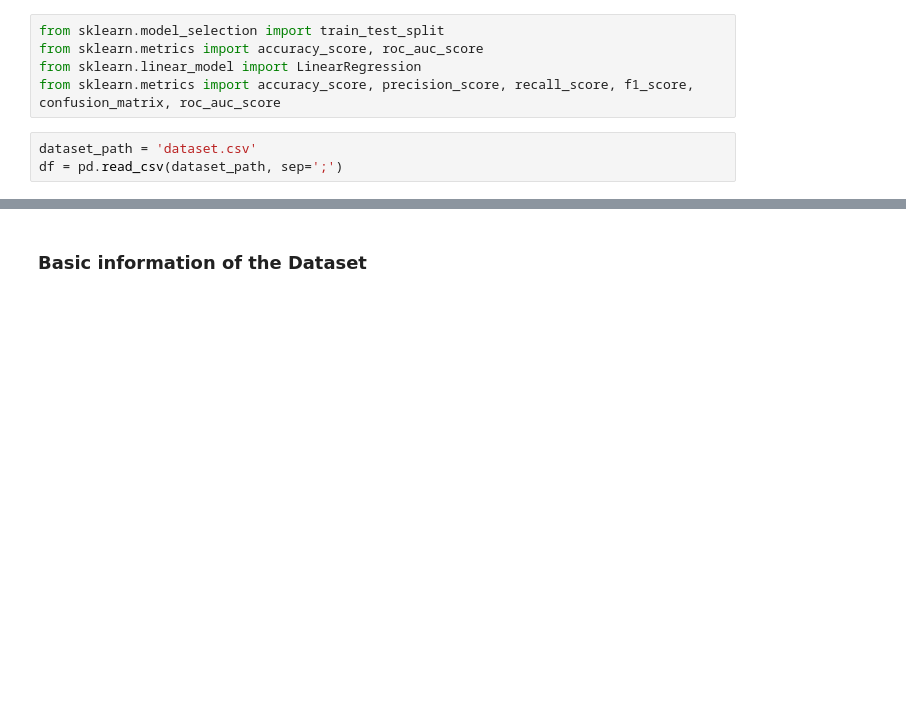
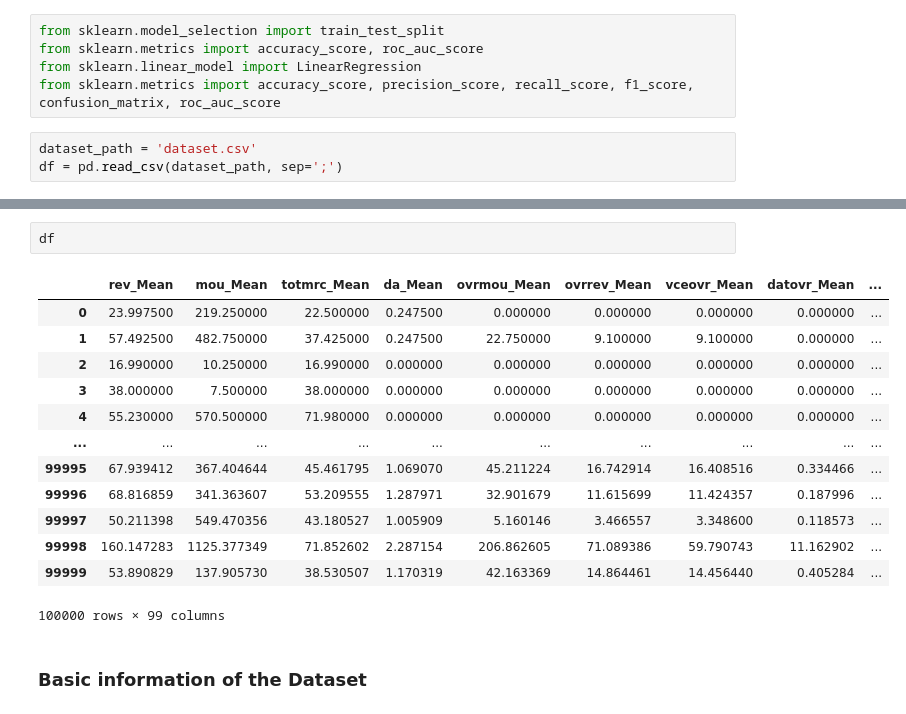
Before and after one commit to CarlosCobParro/airflow-on-k8s, a Jupyter notebook: AI-part/Code.ipynb, the cells around one changed output, grey strips where cells are left out. Saved outputs shown, nothing was run; the diff lists cells and outputs as text; blank space fills up the shorter version.

```diff
--- a/AI-part/Code.ipynb
+++ b/AI-part/Code.ipynb
@@ -16,3 +35,19 @@ df = pd.read_csv(dataset_path, sep=';')
+# %%
+df
+# %% [output]
+|  | rev_Mean | mou_Mean | totmrc_Mean | da_Mean | ovrmou_Mean | ovrrev_Mean | vceovr_Mean | datovr_Mean | ... |
+| 0 | 23.997500 | 219.250000 | 22.500000 | 0.247500 | 0.000000 | 0.000000 | 0.000000 | 0.000000 | ... |
+| 1 | 57.492500 | 482.750000 | 37.425000 | 0.247500 | 22.750000 | 9.100000 | 9.100000 | 0.000000 | ... |
+| 2 | 16.990000 | 10.250000 | 16.990000 | 0.000000 | 0.000000 | 0.000000 | 0.000000 | 0.000000 | ... |
+| 3 | 38.000000 | 7.500000 | 38.000000 | 0.000000 | 0.000000 | 0.000000 | 0.000000 | 0.000000 | ... |
+| 4 | 55.230000 | 570.500000 | 71.980000 | 0.000000 | 0.000000 | 0.000000 | 0.000000 | 0.000000 | ... |
+| ... | ... | ... | ... | ... | ... | ... | ... | ... | ... |
+| 99995 | 67.939412 | 367.404644 | 45.461795 | 1.069070 | 45.211224 | 16.742914 | 16.408516 | 0.334466 | ... |
+| 99996 | 68.816859 | 341.363607 | 53.209555 | 1.287971 | 32.901679 | 11.615699 | 11.424357 | 0.187996 | ... |
+| 99997 | 50.211398 | 549.470356 | 43.180527 | 1.005909 | 5.160146 | 3.466557 | 3.348600 | 0.118573 | ... |
+| 99998 | 160.147283 | 1125.377349 | 71.852602 | 2.287154 | 206.862605 | 71.089386 | 59.790743 | 11.162902 | ... |
+| 99999 | 53.890829 | 137.905730 | 38.530507 | 1.170319 | 42.163369 | 14.864461 | 14.456440 | 0.405284 | ... |
+100000 rows × 99 columns
 # %% [markdown]
 ### Basic information of the Dataset
 # %%
```
Also changed, not shown: parts of 30 cells of this notebook.
